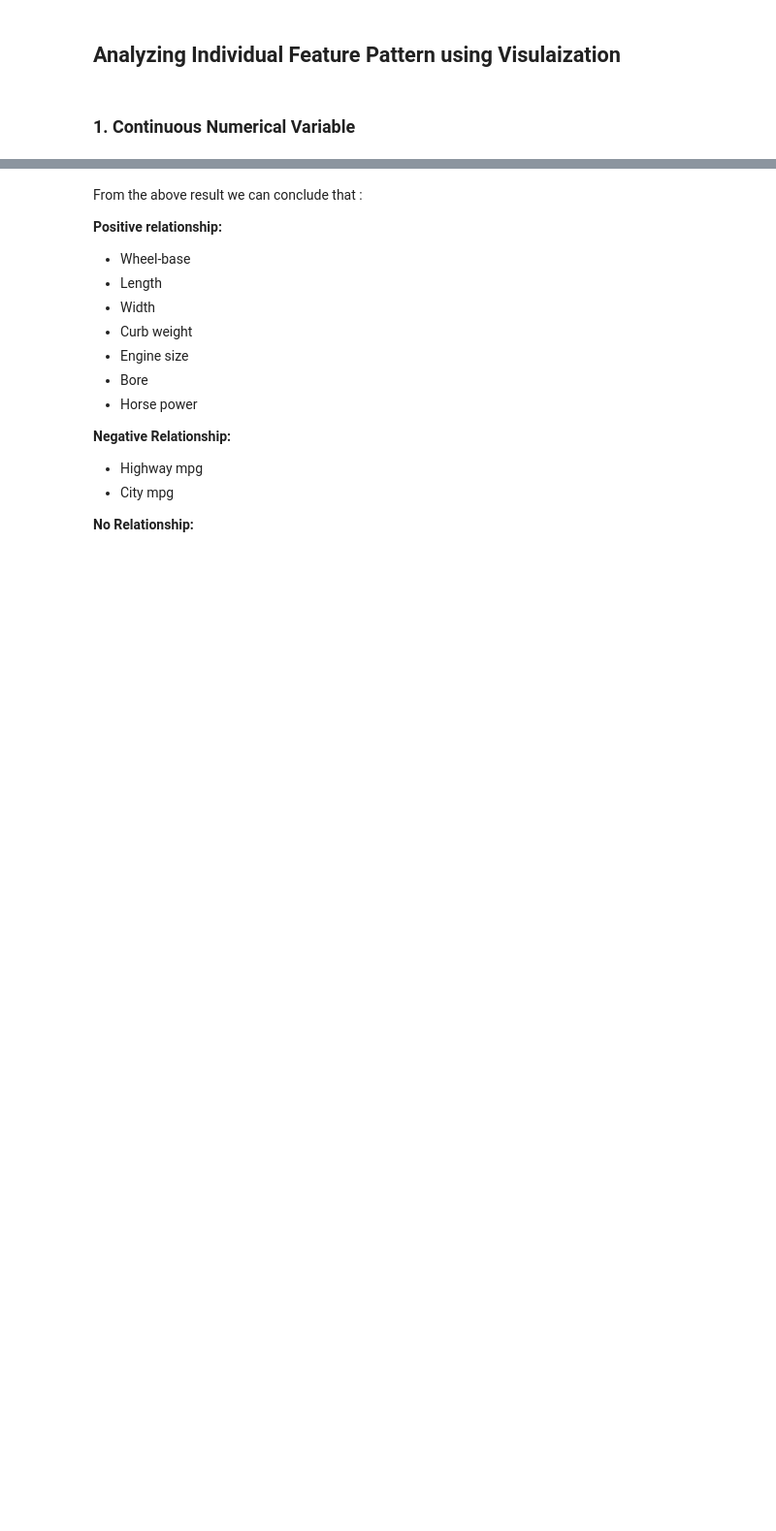
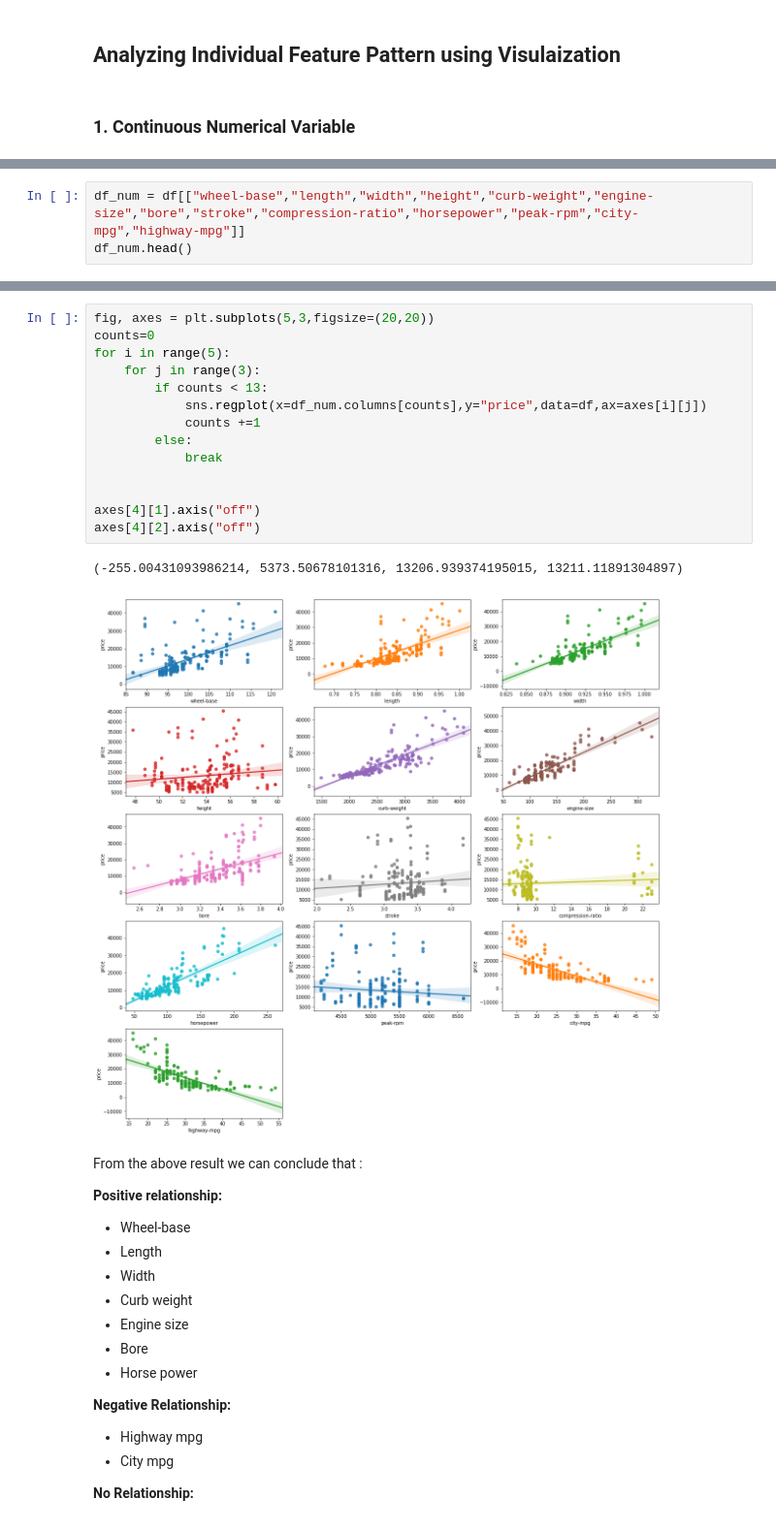
Before and after one commit to aitezazakhtar/exploratory-data-analysis, a Jupyter notebook: exploratory-analysis.ipynb, the cells around one changed output, grey strips where cells are left out. Shown at 97% size. Drawn from its saved outputs; the diff is of its cells as text; blank space fills up the shorter version.

Commit message:
visualization different variable through looping

```diff
--- a/exploratory-analysis.ipynb
+++ b/exploratory-analysis.ipynb
@@ -48,0 +28,3 @@ plt.ylim(0,)
+# %%
+df_num = df[["wheel-base","length","width","height","curb-weight","engine-size","bore","stroke","compression-ratio","horsepower","peak-rpm","city-mpg","highway-mpg"]]
+df_num.head()
@@ -49,3 +45,20 @@ plt.ylim(0,)
+# %%
+fig, axes = plt.subplots(5,3,figsize=(20,20))
+counts=0
+for i in range(5):
+    for j in range(3):
+        if counts < 13:
+            sns.regplot(x=df_num.columns[counts],y="price",data=df,ax=axes[i][j])
+            counts +=1
+        else:
+            break
+
+
+axes[4][1].axis("off")
+axes[4][2].axis("off")
+# %% [output]
+(-255.00431093986214, 5373.50678101316, 13206.939374195015, 13211.11891304897)
+[figure, added]
 # %% [markdown]
 From the above result we can conclude that :
 
```
Also changed, not shown: parts of 7 cells of this notebook.
